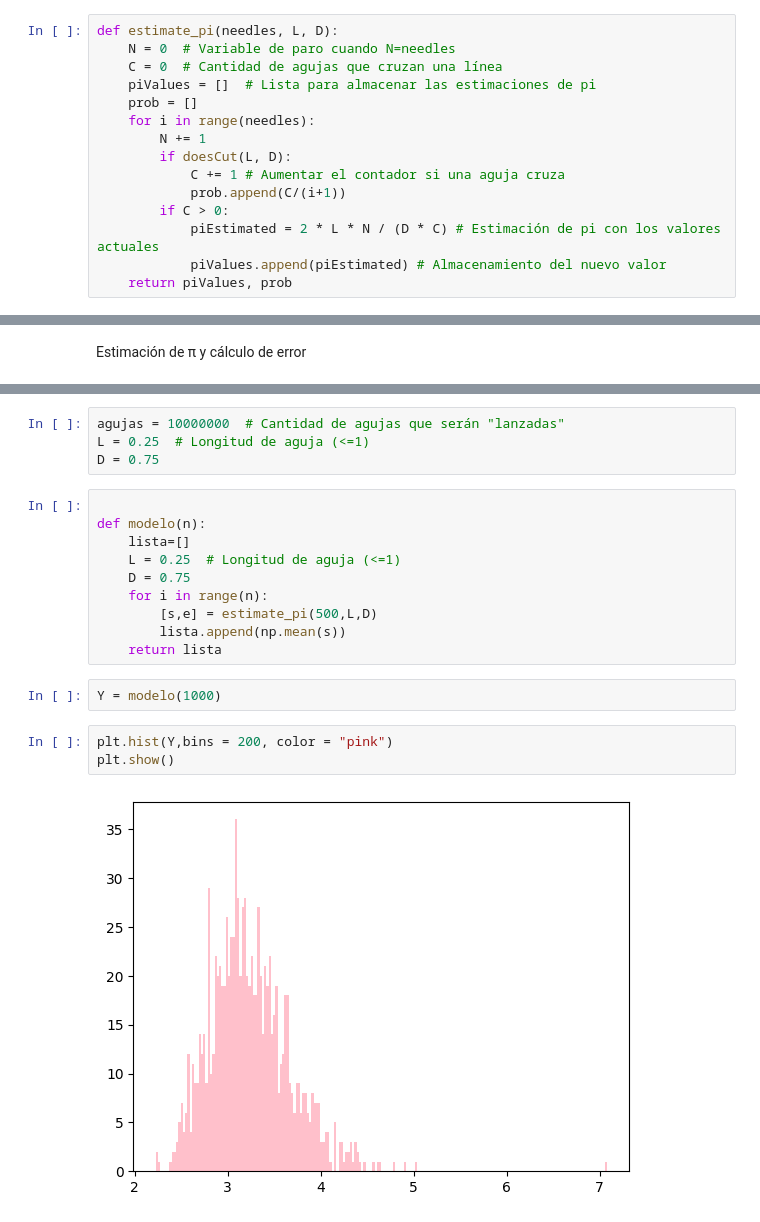
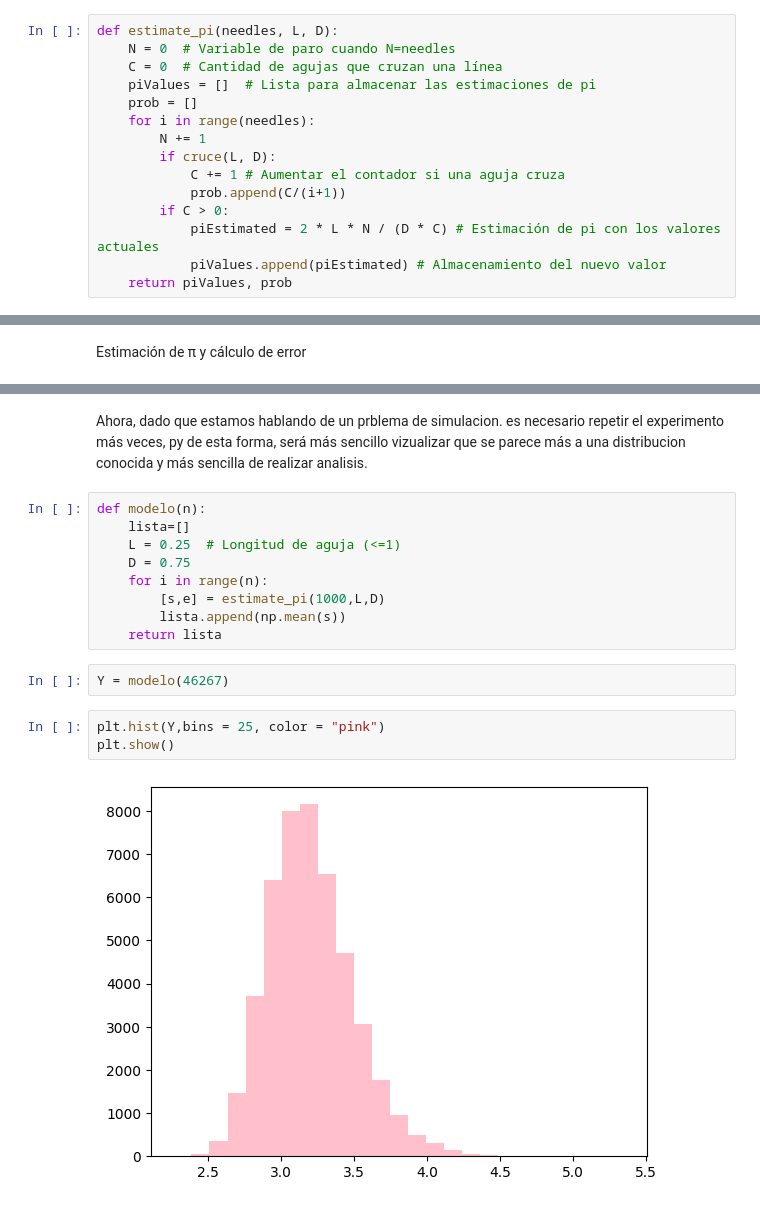
Before and after one commit to Aragnzlz/SIMUL-I, a Jupyter notebook: agujaDeBuffon.ipynb, the cells around one changed output, grey strips where cells are left out. Saved outputs shown, nothing was run; the diff lists cells and outputs as text.

```diff
--- a/agujaDeBuffon.ipynb
+++ b/agujaDeBuffon.ipynb
@@ -63,7 +152,7 @@ def estimate_pi(needles, L, D):
     prob = []
     for i in range(needles):
         N += 1
-        if doesCut(L, D):
+        if cruce(L, D):
             C += 1 # Aumentar el contador si una aguja cruza
             prob.append(C/(i+1))
         if C > 0:
@@ -113,21 +204,18 @@ plt.show()
-# %%
-agujas = 10000000  # Cantidad de agujas que serán "lanzadas"
-L = 0.25  # Longitud de aguja (<=1)
-D = 0.75
+# %% [markdown]
+Ahora, dado que estamos hablando de un prblema de simulacion. es necesario repetir el experimento más veces, py de esta forma, será más sencillo vizualizar que se parece más a una distribucion conocida y más sencilla de realizar analisis.
 # %%
-
 def modelo(n):
     lista=[]
     L = 0.25  # Longitud de aguja (<=1)
     D = 0.75
     for i in range(n):
-        [s,e] = estimate_pi(500,L,D)
+        [s,e] = estimate_pi(1000,L,D)
         lista.append(np.mean(s))
     return lista
 # %%
-Y = modelo(1000)
+Y = modelo(46267)
 # %%
-plt.hist(Y,bins = 200, color = "pink")
+plt.hist(Y,bins = 25, color = "pink")
 plt.show()
 # %% [output]
-[figure, old version]
+[figure, new version]
```
Also changed, not shown: parts of 10 cells of this notebook.
